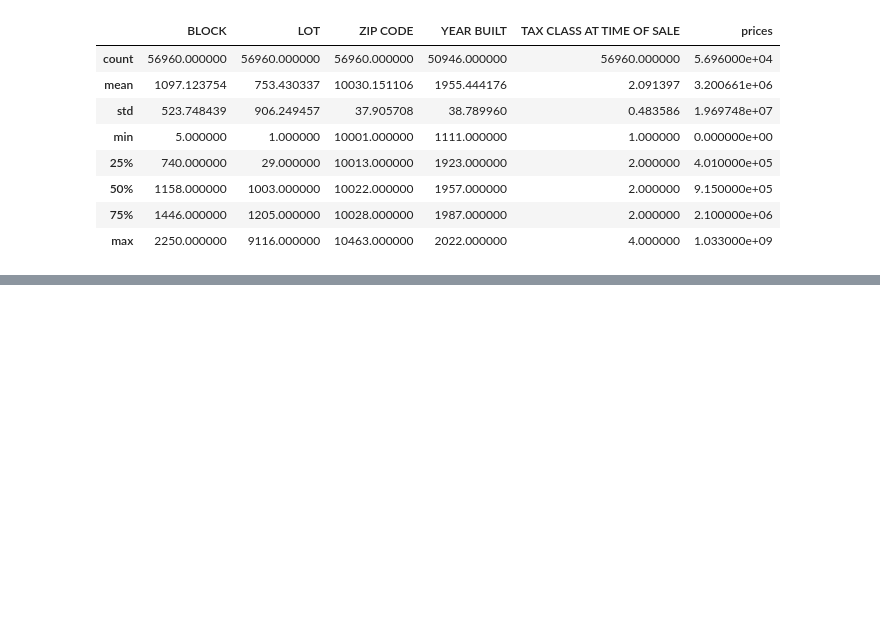
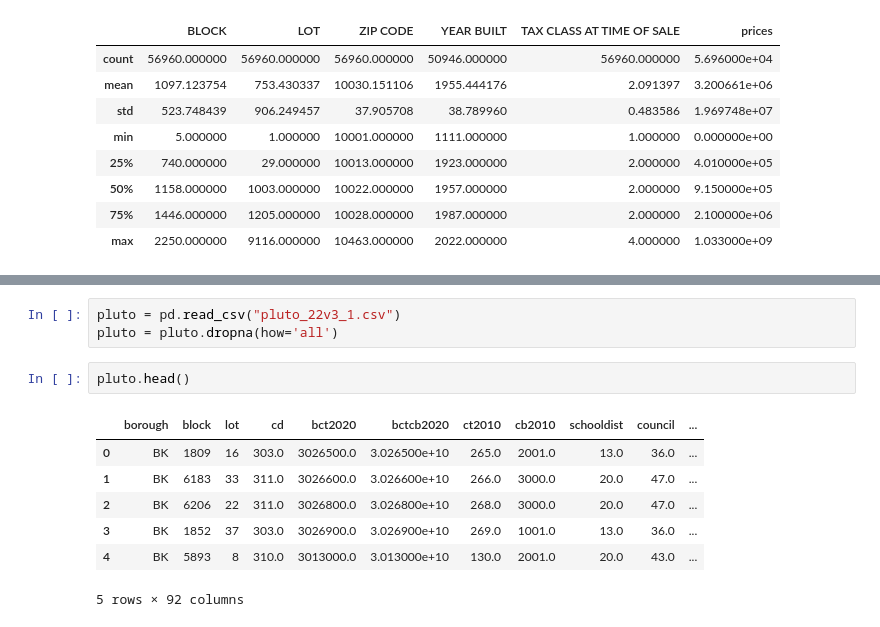
Before and after one commit to lprockop/MastersThesis, a Jupyter notebook: Data/DataCleaning.ipynb, the cells around one changed output, grey strips where cells are left out. Saved outputs shown, nothing was run; the diff lists cells and outputs as text; blank space fills up the shorter version.

```diff
--- a/Data/DataCleaning.ipynb
+++ b/Data/DataCleaning.ipynb
@@ -187,0 +226,13 @@ Text(0, 0.5, 'Ln of sale price')
+# %%
+pluto = pd.read_csv("pluto_22v3_1.csv")
+pluto = pluto.dropna(how='all')
+# %%
+pluto.head()
+# %% [output]
+|  | borough | block | lot | cd | bct2020 | bctcb2020 | ct2010 | cb2010 | schooldist | council | ... |
+| 0 | BK | 1809 | 16 | 303.0 | 3026500.0 | 3.026500e+10 | 265.0 | 2001.0 | 13.0 | 36.0 | ... |
+| 1 | BK | 6183 | 33 | 311.0 | 3026600.0 | 3.026600e+10 | 266.0 | 3000.0 | 20.0 | 47.0 | ... |
+| 2 | BK | 6206 | 22 | 311.0 | 3026800.0 | 3.026800e+10 | 268.0 | 3000.0 | 20.0 | 47.0 | ... |
+| 3 | BK | 1852 | 37 | 303.0 | 3026900.0 | 3.026900e+10 | 269.0 | 1001.0 | 13.0 | 36.0 | ... |
+| 4 | BK | 5893 | 8 | 310.0 | 3013000.0 | 3.013000e+10 | 130.0 | 2001.0 | 20.0 | 43.0 | ... |
+5 rows × 92 columns
```
Also changed, not shown: parts of 23 cells of this notebook, 6 other files.
